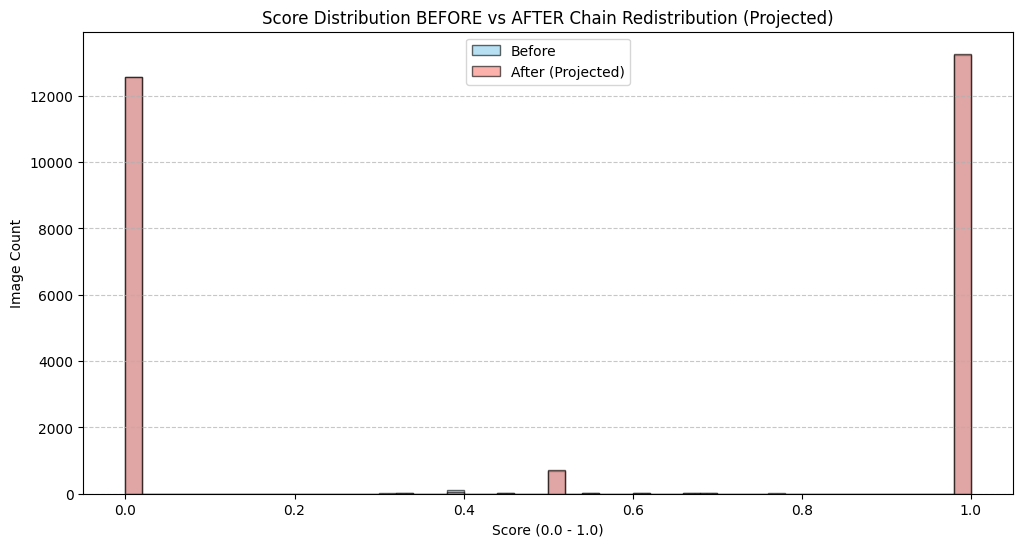
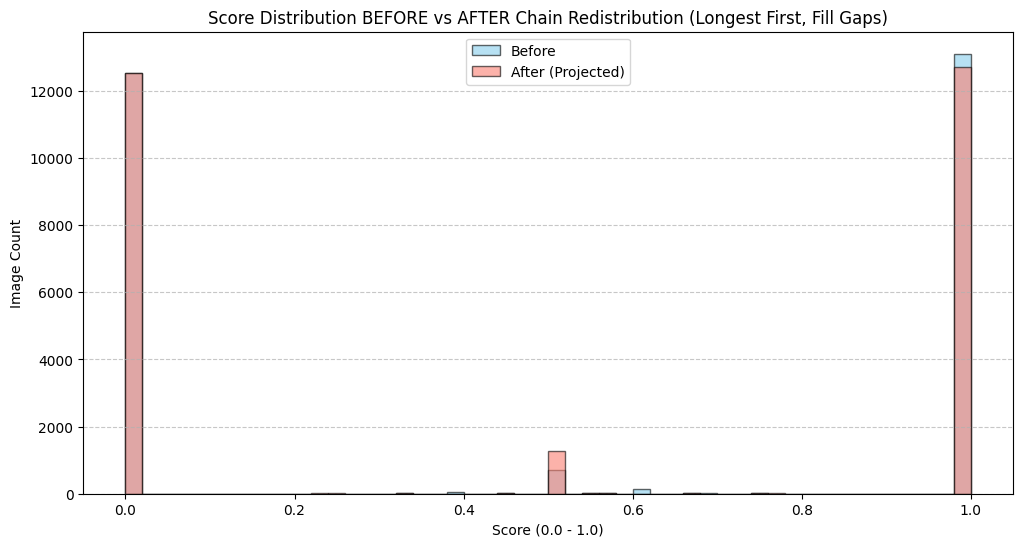
Code edit (unified diff) that turned the first committed figure into the second:
--- before
+++ after
@@ -1,21 +1,33 @@
-# Sort chains by length ascending (short -> long)
-chains.sort(key=len)
+# Strategy: Apply chains from LONGEST to SHORTEST (descending order)
+# Only assign scores if no score has been assigned yet (fill the gaps)
+# This preserves established rankings from longest chains
 
-# Apply chains sequentially. For each chain, best (first) -> 1.0, worst (last) -> 0.0
+# Sort chains by length descending (longest first)
+chains_sorted = sorted(chains, key=len, reverse=True)
+
+# Get original scores
 scores_by_filename = {
     img["filename"]: float(img.get("score", 0.0)) for img in all_images
 }
-chain_apply_counts = Counter()
 
-for chain in tqdm(chains, desc="Applying chains"):
+# Track which images have been assigned scores
+assigned = set()
+
+# Apply chains sequentially - longest first, only fill gaps
+for chain in tqdm(chains_sorted, desc="Applying chains (longest first, fill gaps)"):
     length = len(chain)
     if length <= 1:
         continue
     for idx, fname in enumerate(chain):
-        projected_score = 1.0 - (idx / (length - 1))
-        scores_by_filename[fname] = float(projected_score)
-        chain_apply_counts[fname] += 1
+        # Only assign if not already assigned
+        if fname not in assigned:
+            projected_score = 1.0 - (idx / (length - 1))
+            scores_by_filename[fname] = float(projected_score)
+            assigned.add(fname)
 
-# Prepare updates list to match existing notebook format (use 'score' key)
+print(f"Assigned scores to {len(assigned)} images from {len(chains)} chains")
+print(f"Unassigned images: {len(all_images) - len(assigned)}")
+
+# Prepare updates list to match existing notebook format (use score key)
 updates = []
 for img in all_images:
@@ -52,5 +64,7 @@
     label="After (Projected)",
 )
-plt.title("Score Distribution BEFORE vs AFTER Chain Redistribution (Projected)")
+plt.title(
+    "Score Distribution BEFORE vs AFTER Chain Redistribution (Longest First, Fill Gaps)"
+)
 plt.xlabel("Score (0.0 - 1.0)")
 plt.ylabel("Image Count")
@@ -69,7 +83,10 @@
     plt.show()
 
-# Diagnostics
-top_chains = sorted(chains, key=len, reverse=True)[:10]
-print("Top 10 longest chain lengths:", [len(c) for c in top_chains])
-most_applied = chain_apply_counts.most_common(10)
-print("Top 10 most-overwritten images (filename, times):", most_applied)
+# Diagnostics - show chain length distribution after new strategy
+chain_lengths_applied = Counter()
+for chain in chains_sorted:
+    if len(chain) >= 2:
+        chain_lengths_applied[len(chain)] += 1
+
+top_chain_lengths = sorted(chain_lengths_applied.keys(), reverse=True)[:10]
+print("Top 10 longest chain lengths used:", top_chain_lengths)

Commit: a